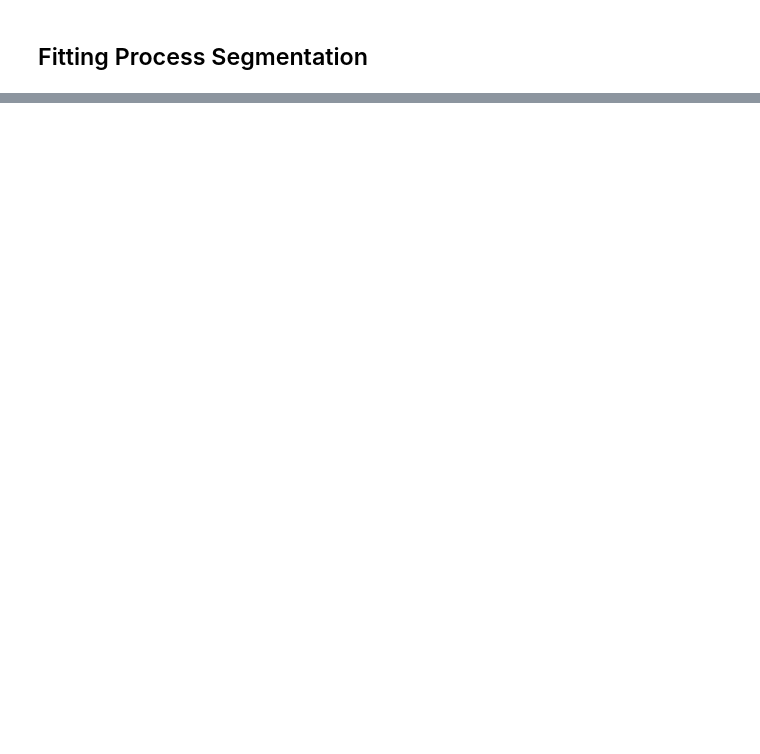
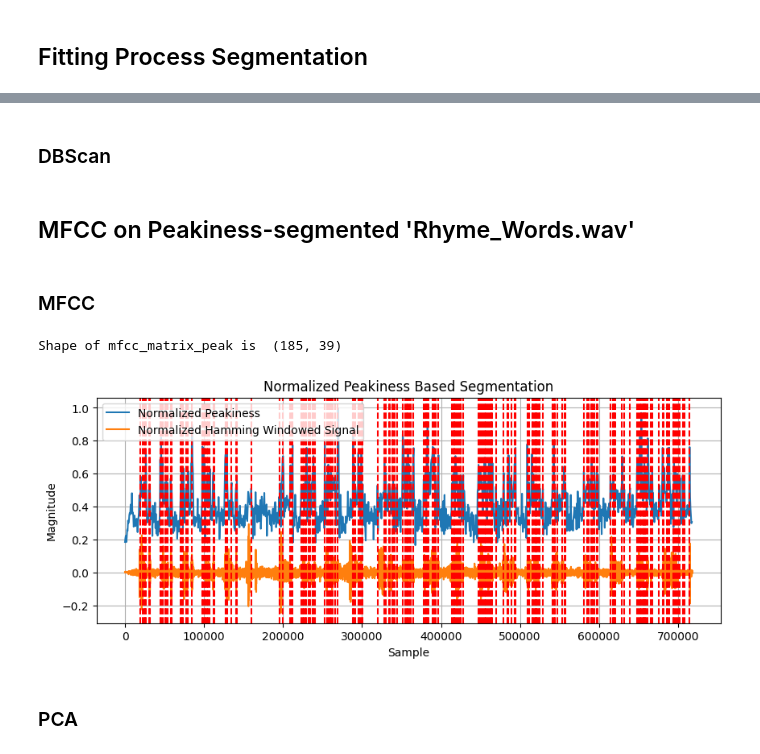
Before and after one commit to shreyachalla/speech-slice, a Jupyter notebook: demo.ipynb, the cells around one changed output, grey strips where cells are left out. Cells and saved outputs as stored; diff of their text form; code cells hidden in the pictures; blank space fills up the shorter version.

Commit message:
Added unsupervised model based on Peakiness Segmentation.

```diff
--- a/demo.ipynb
+++ b/demo.ipynb
@@ -461,3 +423,5 @@ visualize_2d(twoD_vectors_dtw, "DBScan on 2D DTW Vectors", db_colors_twoD_dtw)
+# %% [markdown]
+### DBScan
 # %%
 db_model_threeD_mfcc = DBSCAN(eps=10.0, min_samples=3).fit(threeD_vectors_mfcc)
 db_colors_threeD_mfcc = db_model_threeD_mfcc.labels_
@@ -468,0 +433,43 @@ visualize_2d(twoD_vectors_mfcc, "DBScan on 2D DTW Vectors", db_colors_twoD_mfcc)
+# %% [markdown]
+## MFCC on Peakiness-segmented 'Rhyme_Words.wav'
+# %% [markdown]
+### MFCC
+# %%
+# other_sample_rate, other_data = wavfile.read(audio_path)
+other_data, other_sample_rate = librosa.load(audio_path)
+# short time window segmentation, normalize, and pre-emphasize
+hamming_short_windows, hamming_signal = speechSlice.split_window_preemphasize(other_data, other_sample_rate, 25, 5, plot=False)
+last = len(hamming_signal)
+# run peakiness segmentation
+peakiness_segmentation_boundaries = speechSlice.peakiness_segmentation(hamming_short_windows, peakiness_threshold=0.5)
+
+# Now, MFCC separately on each segment
+N = len(peakiness_segmentation_boundaries) + 1
+mfcc_matrix_peak = np.zeros((1, 39))
+boundary_num = 0
+while boundary_num < N:
+    if boundary_num == 139: # Just for debugging
+        a = 0
+    start_idx = 0
+    end_idx = last
+    if boundary_num > 0:
+        start_idx = peakiness_segmentation_boundaries[boundary_num-1]
+    if boundary_num < N-1:
+        end_idx = peakiness_segmentation_boundaries[boundary_num]
+    # If the word length is too small to be an actual word (border is too close to another border)
+    diff = end_idx - start_idx
+    if start_idx + 40 > end_idx:
+        boundary_num += 1
+        continue
+    mfcc_row_peak = np.average(vect_embed.mfcc_custom_embed(hamming_signal[start_idx:end_idx], other_sample_rate), axis=0)
+    if boundary_num == 0:
+        mfcc_matrix_peak[0, :] = mfcc_row_peak
+    else:
+        mfcc_matrix_peak = np.vstack((mfcc_matrix_peak, mfcc_row_peak))
+    boundary_num += 1
+print("Shape of mfcc_matrix_peak is ", np.shape(mfcc_matrix_peak))
+# %% [output]
+Shape of mfcc_matrix_peak is  (185, 39)
+[figure, added]
+# %% [markdown]
+### PCA
```
Also changed, not shown: parts of 42 cells of this notebook, 1 other file.
